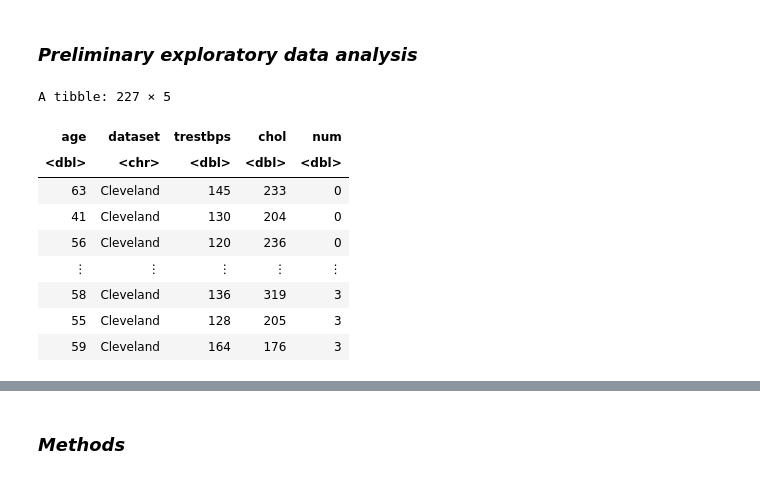
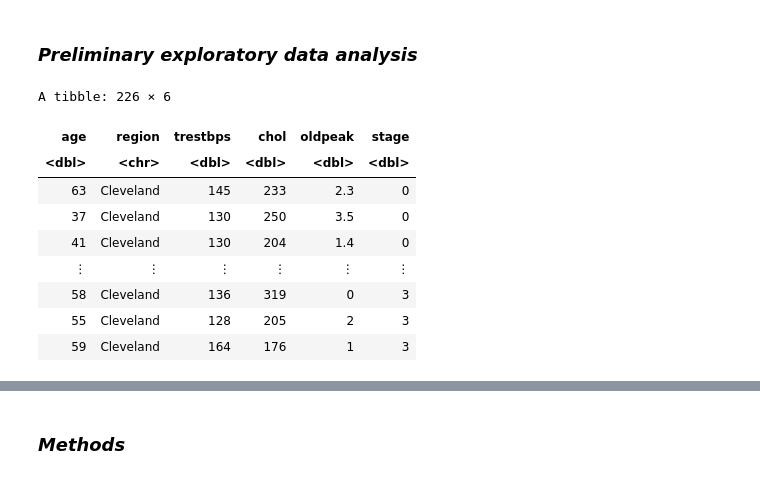
Before and after one commit to jenpari3/Audit_Group_Proposal, a Jupyter notebook: Heart_Group_Proposal.ipynb, the cells around one changed output, grey strips where cells are left out. Saved outputs shown, nothing was run; the diff lists cells and outputs as text; code cells hidden in the pictures.

```diff
--- a/Heart_Group_Proposal.ipynb
+++ b/Heart_Group_Proposal.ipynb
@@ -54,3 +54,10 @@ A spec_tbl_df: 920 × 16
 | 918 | 55 | Male | VA Long Beach | asymptomatic | 122 | 223 | TRUE | st-t abnormality | 100 | FALSE | 0 | ... |
 | 919 | 58 | Male | VA Long Beach | asymptomatic | NA | 385 | TRUE | lv hypertrophy | NA | NA | NA | ... |
 | 920 | 62 | Male | VA Long Beach | atypical angina | 120 | 254 | FALSE | lv hypertrophy | 93 | TRUE | 0 | ... |
+# %%
+heart_data_wrangled <- heart_data |>
+    select(age, dataset, trestbps, chol, oldpeak, num) |>
+    rename(region = dataset, stage = num) |>
+    filter(region == "Cleveland")
+
+heart_data_wrangled
@@ -63,22 +81,20 @@ A spec_tbl_df: 920 × 16
 ### *Preliminary exploratory data analysis*
 # %%
 #training data
-heart_data_split <- initial_split(heart_data_wrangled, prop = 0.75, strata = num)
+heart_data_split <- initial_split(heart_data_wrangled, prop = 0.75, strata = stage)
 heart_data_training <- training(heart_data_split)
 heart_data_training
-
-heart_data_plot <-
 # %% [output]
-A tibble: 227 × 5
+A tibble: 226 × 6
-| age | dataset | trestbps | chol | num |
-| <dbl> | <chr> | <dbl> | <dbl> | <dbl> |
-| 63 | Cleveland | 145 | 233 | 0 |
-| 41 | Cleveland | 130 | 204 | 0 |
-| 56 | Cleveland | 120 | 236 | 0 |
-| ⋮ | ⋮ | ⋮ | ⋮ | ⋮ |
-| 58 | Cleveland | 136 | 319 | 3 |
-| 55 | Cleveland | 128 | 205 | 3 |
-| 59 | Cleveland | 164 | 176 | 3 |
+| age | region | trestbps | chol | oldpeak | stage |
+| <dbl> | <chr> | <dbl> | <dbl> | <dbl> | <dbl> |
+| 63 | Cleveland | 145 | 233 | 2.3 | 0 |
+| 37 | Cleveland | 130 | 250 | 3.5 | 0 |
+| 41 | Cleveland | 130 | 204 | 1.4 | 0 |
+| ⋮ | ⋮ | ⋮ | ⋮ | ⋮ | ⋮ |
+| 58 | Cleveland | 136 | 319 | 0 | 3 |
+| 55 | Cleveland | 128 | 205 | 2 | 3 |
+| 59 | Cleveland | 164 | 176 | 1 | 3 |
 # %%
 # mean of selected predictors
 heart_data_mean <- summarize(heart_data_training,
```
Also changed, not shown: parts of 7 cells of this notebook.
